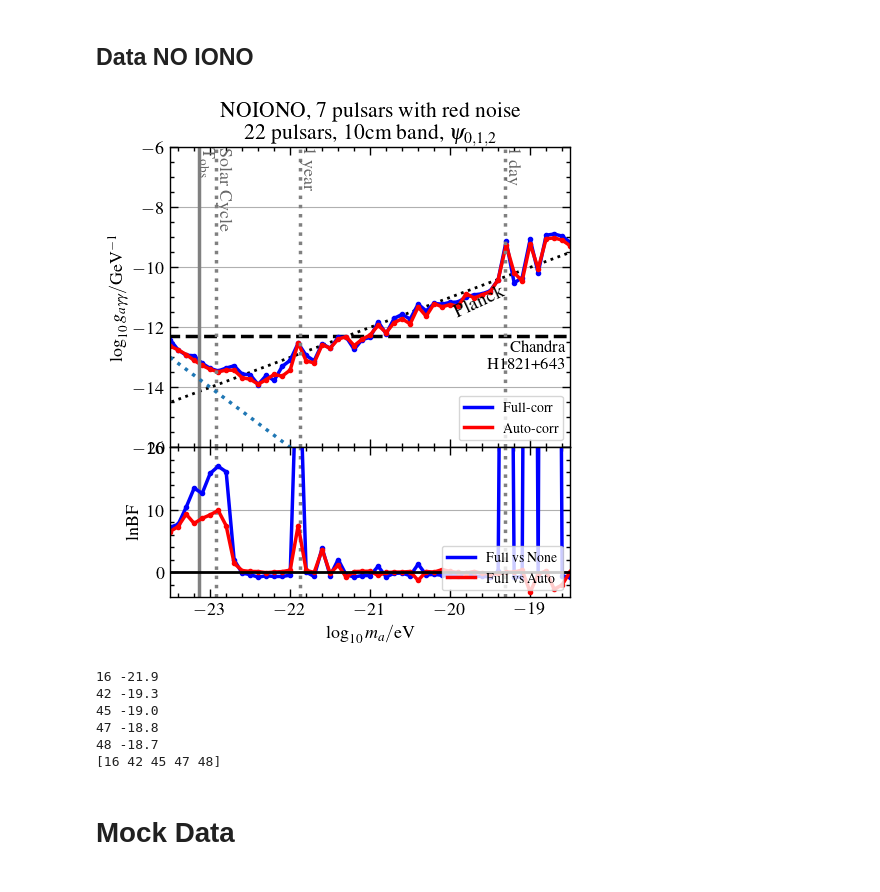
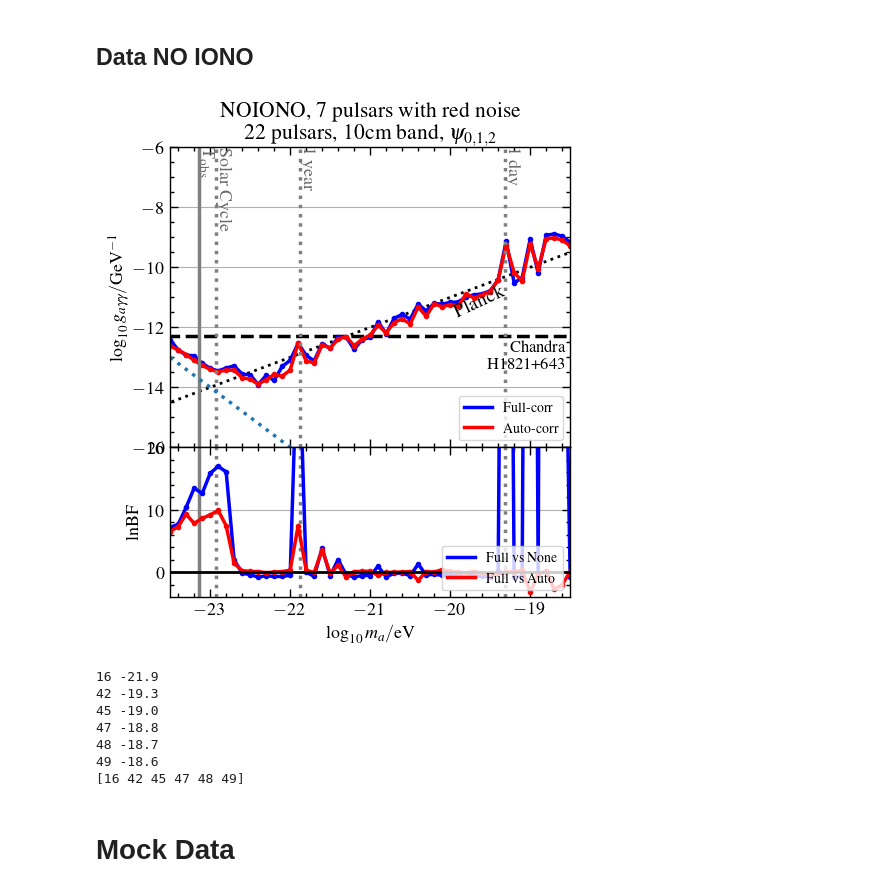
Before and after one commit to XueXiao-Physics/PPA, a Jupyter notebook: 2_Result.ipynb, the cells around one changed output. Cells and saved outputs as stored; diff of their text form; code cells hidden in the pictures.

```diff
--- a/2_Result.ipynb
+++ b/2_Result.ipynb
@@ -290,37 +290,37 @@ lbf_af[1] = np.log(3.7891) + 6
 lbf_af[2] = np.log(1.3521) + 9
 lbf_af[3] = np.log(6.2321) + 6
 lbf_af[4] = np.log(14.0000) + 6
 lbf_af[5] = np.log(24.3125) + 6
 lbf_af[6] = np.log(49.8125) + 6
 lbf_af[7] = np.log(4.2941) + 6
 lbf_af[16] = np.log(0.2215) + 9
 
 lbf_nf= np.array([   inf,    inf,    inf,    inf,    inf,    inf,    inf,    inf,
         1.987, -0.125, -0.366, -0.766, -0.535, -0.66 , -0.657, -0.455,
           inf,  0.033, -0.65 ,    inf, -0.53 ,  2.048, -0.404, -0.731,
        -0.514, -0.514,  0.973, -0.725, -0.154, -0.114, -0.538,  1.319,
        -0.418, -0.315, -0.478, -0.575, -0.558, -0.057, -0.626, -0.629,
        -0.721,  0.177,    inf, -0.739, -0.759,    inf, -0.455,    inf,
           inf,    inf, -0.792])
 lbf_nf[0] = np.log(25.0357)+4
 lbf_nf[1] = np.log(1.9622)+7
 lbf_nf[2] = np.log(4.111)+9
 lbf_nf[3] = np.log(11.9415)+11
 lbf_nf[4] = np.log(5.0585)+11
 lbf_nf[5] = np.log(2.2970)+15
 lbf_nf[6] = np.log(0.3549)+18
 lbf_nf[7] = np.log(2.9545)+15
 lbf_nf[19] = np.log(2.4595)+3
-lbf_nf[[16,42,45,47,48]] = [ 40.566785, 170.216785, 237.266785, 334.826785, 217.276785]
-
-lbf_nf[49] = np.log(0.5608)
+lbf_nf[16] = 40.566785
+lbf_nf[[42,45,47,48,49]] = np.array([14361.25719299, 14423.3956339 , 14522.92954078, 14437.17273122,
+       14271.36876378]) -14197.033215000001
 
 
 make_bf_plot(axes[1],l10ma,lbf_af ,lbf_nf)
 #plt.savefig("Figures/ul_bf_iono_10.pdf")
 #plt.savefig("Figures/ul_bf_iono_10.jpg")
 # %% [output]
-[figure, old version]
+[figure, new version]
 # %%
 crit = np.where(lbf_nf>20)[0]
 np.array([crit,l10ma[crit],lbf_nf[crit]]).T
@@ -334,7 +334,8 @@ print(crit)
 45 -19.0
 47 -18.8
 48 -18.7
-[16 42 45 47 48]
+49 -18.6
+[16 42 45 47 48 49]
 # %% [markdown]
 # Mock Data
 # %%
```
